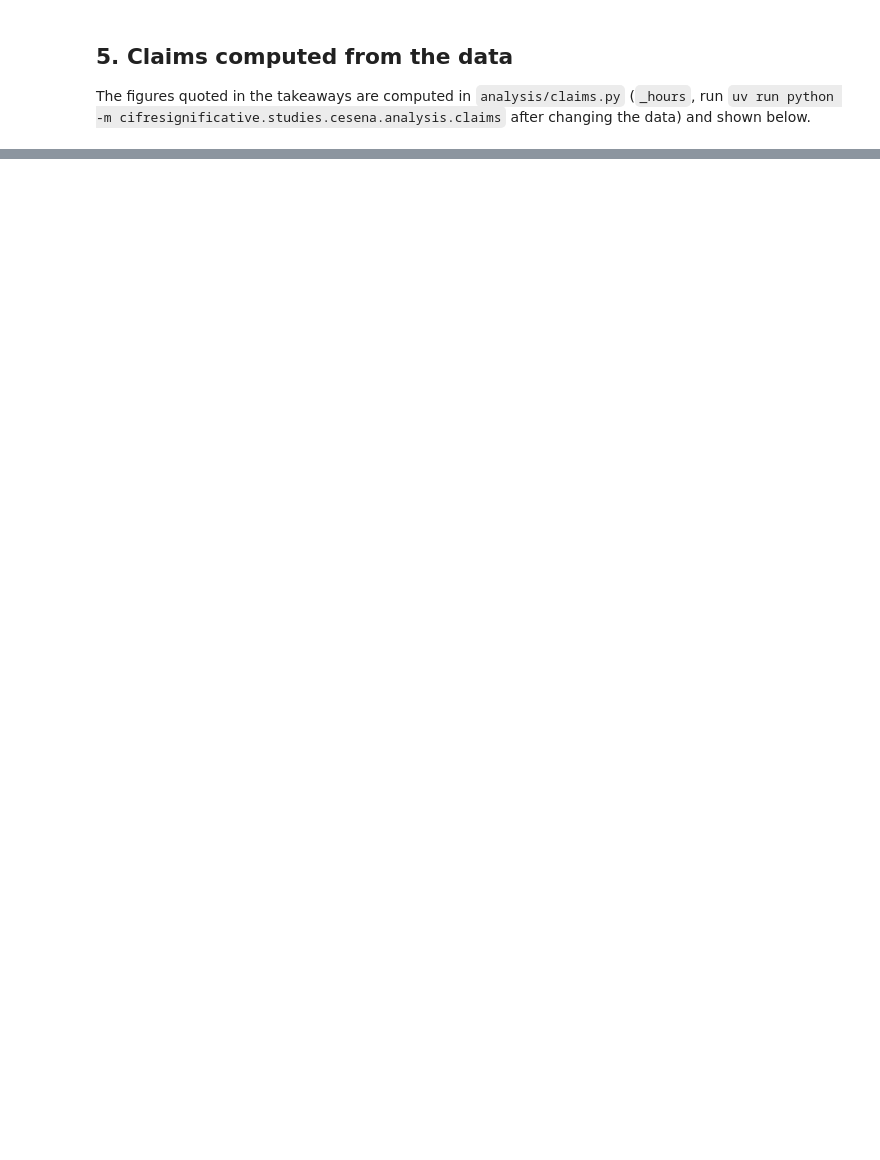
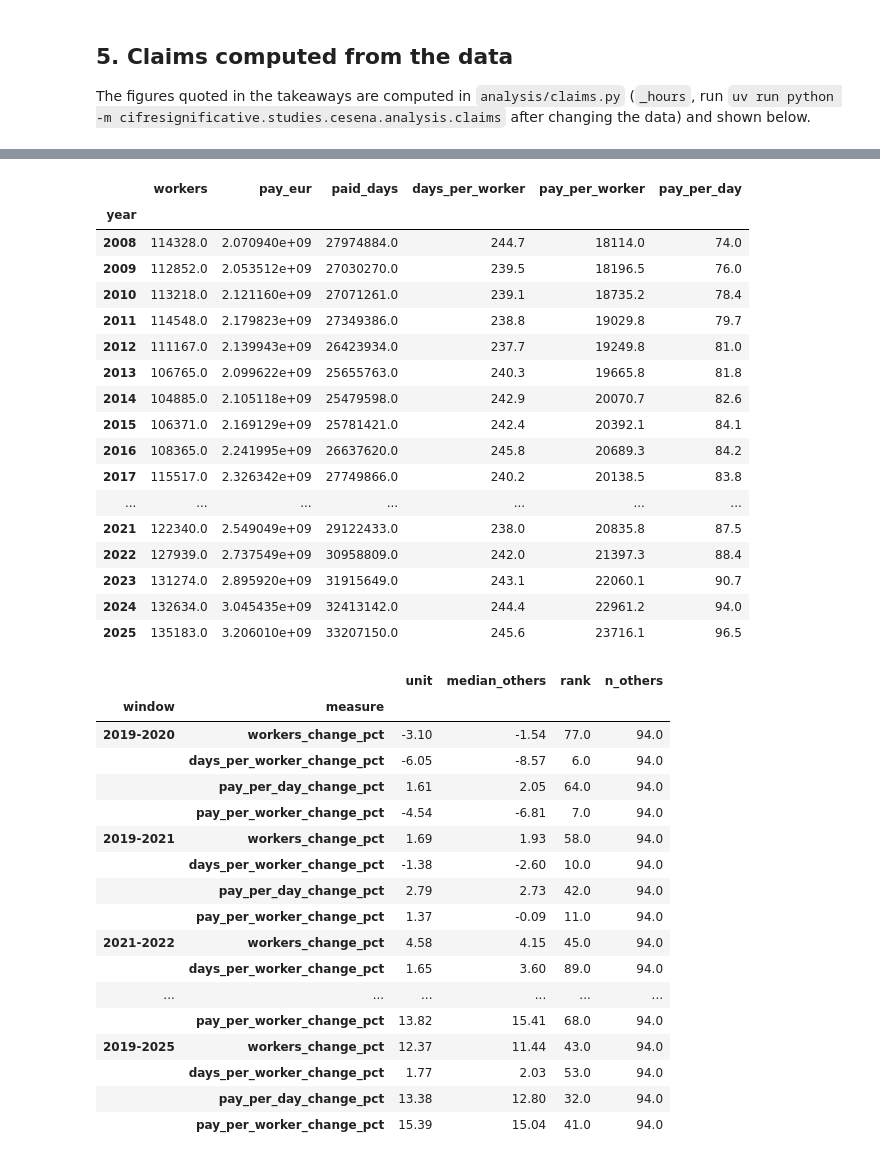
Before and after one commit to dbellavista/cifre-significative, a Jupyter notebook: studies/cesena/notebooks/06_hours.ipynb, the cells around one changed output, grey strips where cells are left out. Drawn from its saved outputs; the diff is of its cells as text; code cells hidden in the pictures; blank space fills up the shorter version.

```diff
--- a/studies/cesena/notebooks/06_hours.ipynb
+++ b/studies/cesena/notebooks/06_hours.ipynb
@@ -216,0 +243,46 @@ display(claims_for_notebook("06"))
+# %%
+tot = h.totals_panel(inps.load_totals())
+display(tot.xs(h.UNIT, level="province").round(1))
+rows = []
+for y0, y1 in ((2019, 2020), (2019, 2021), (2021, 2022), (2022, 2023), (2023, 2024), (2024, 2025), (2021, 2025), (2019, 2025)):
+    g = h.totals_growth(tot, y0, y1, h.comparable_provinces(tot, (y0, y1)))
+    r = h.unit_vs_others(g)[["unit", "median_others", "rank", "n_others"]]
+    rows.append(r.assign(window=f"{y0}-{y1}").reset_index(names="measure"))
+display(pd.concat(rows).set_index(["window", "measure"]).round(2))
+# %% [output]
+|  | workers | pay_eur | paid_days | days_per_worker | pay_per_worker | pay_per_day |
+| year |  |  |  |  |  |  |
+| 2008 | 114328.0 | 2.070940e+09 | 27974884.0 | 244.7 | 18114.0 | 74.0 |
+| 2009 | 112852.0 | 2.053512e+09 | 27030270.0 | 239.5 | 18196.5 | 76.0 |
+| 2010 | 113218.0 | 2.121160e+09 | 27071261.0 | 239.1 | 18735.2 | 78.4 |
+| 2011 | 114548.0 | 2.179823e+09 | 27349386.0 | 238.8 | 19029.8 | 79.7 |
+| 2012 | 111167.0 | 2.139943e+09 | 26423934.0 | 237.7 | 19249.8 | 81.0 |
+| 2013 | 106765.0 | 2.099622e+09 | 25655763.0 | 240.3 | 19665.8 | 81.8 |
+| 2014 | 104885.0 | 2.105118e+09 | 25479598.0 | 242.9 | 20070.7 | 82.6 |
+| 2015 | 106371.0 | 2.169129e+09 | 25781421.0 | 242.4 | 20392.1 | 84.1 |
+| 2016 | 108365.0 | 2.241995e+09 | 26637620.0 | 245.8 | 20689.3 | 84.2 |
+| 2017 | 115517.0 | 2.326342e+09 | 27749866.0 | 240.2 | 20138.5 | 83.8 |
+| ... | ... | ... | ... | ... | ... | ... |
+| 2021 | 122340.0 | 2.549049e+09 | 29122433.0 | 238.0 | 20835.8 | 87.5 |
+| 2022 | 127939.0 | 2.737549e+09 | 30958809.0 | 242.0 | 21397.3 | 88.4 |
+| 2023 | 131274.0 | 2.895920e+09 | 31915649.0 | 243.1 | 22060.1 | 90.7 |
+| 2024 | 132634.0 | 3.045435e+09 | 32413142.0 | 244.4 | 22961.2 | 94.0 |
+| 2025 | 135183.0 | 3.206010e+09 | 33207150.0 | 245.6 | 23716.1 | 96.5 |
+|  |  | unit | median_others | rank | n_others |
+| window | measure |  |  |  |  |
+| 2019-2020 | workers_change_pct | -3.10 | -1.54 | 77.0 | 94.0 |
+|  | days_per_worker_change_pct | -6.05 | -8.57 | 6.0 | 94.0 |
+|  | pay_per_day_change_pct | 1.61 | 2.05 | 64.0 | 94.0 |
+|  | pay_per_worker_change_pct | -4.54 | -6.81 | 7.0 | 94.0 |
+| 2019-2021 | workers_change_pct | 1.69 | 1.93 | 58.0 | 94.0 |
+|  | days_per_worker_change_pct | -1.38 | -2.60 | 10.0 | 94.0 |
+|  | pay_per_day_change_pct | 2.79 | 2.73 | 42.0 | 94.0 |
+|  | pay_per_worker_change_pct | 1.37 | -0.09 | 11.0 | 94.0 |
+| 2021-2022 | workers_change_pct | 4.58 | 4.15 | 45.0 | 94.0 |
+|  | days_per_worker_change_pct | 1.65 | 3.60 | 89.0 | 94.0 |
+| ... | ... | ... | ... | ... | ... |
+|  | pay_per_worker_change_pct | 13.82 | 15.41 | 68.0 | 94.0 |
+| 2019-2025 | workers_change_pct | 12.37 | 11.44 | 43.0 | 94.0 |
+|  | days_per_worker_change_pct | 1.77 | 2.03 | 53.0 | 94.0 |
+|  | pay_per_day_change_pct | 13.38 | 12.80 | 32.0 | 94.0 |
+|  | pay_per_worker_change_pct | 15.39 | 15.04 | 41.0 | 94.0 |
```
Also changed, not shown: parts of 18 cells of this notebook, 10 other files.
